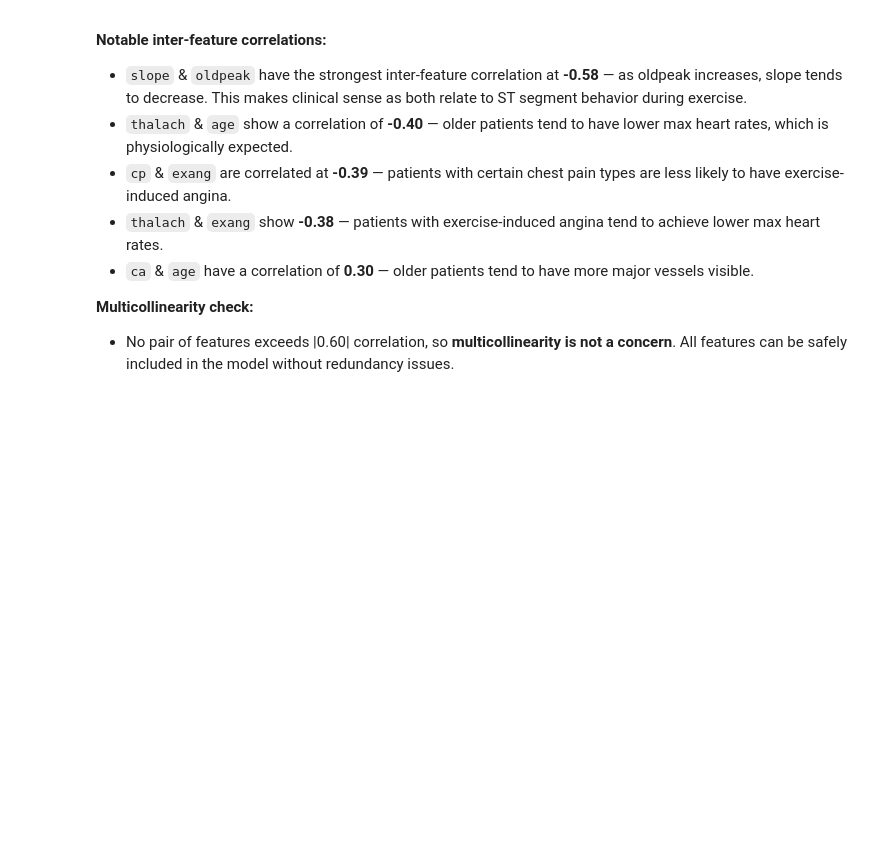
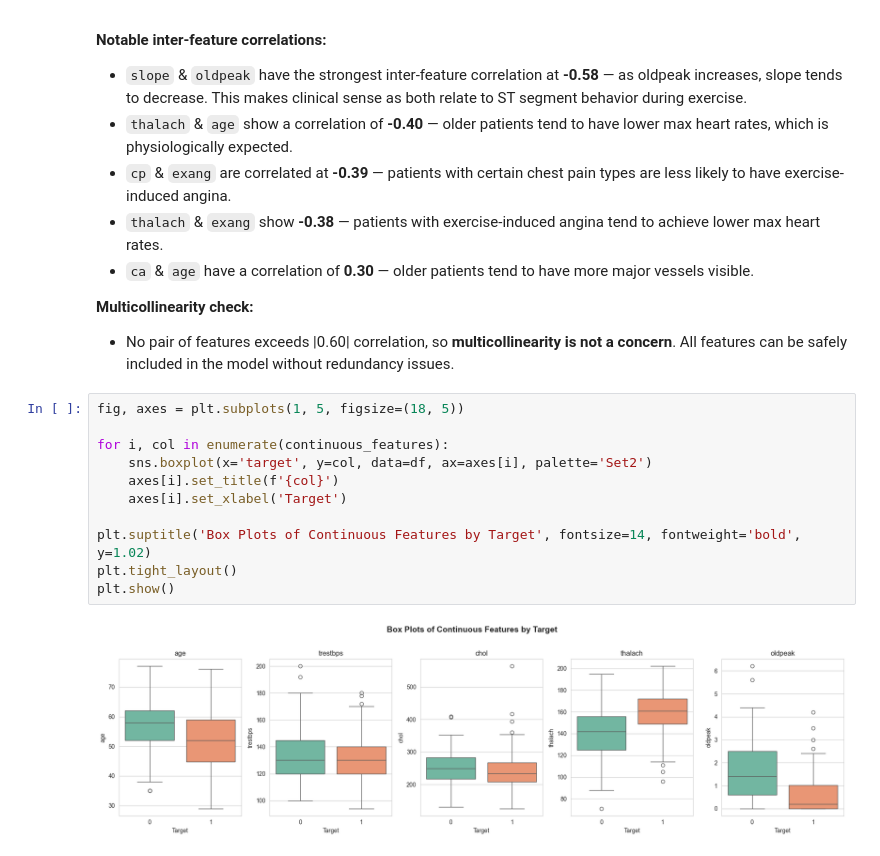
Before and after one commit to 4s-nexus-repo/AI_ML_Exercises, a Jupyter notebook: CardioAssist/notebook/heart_disease_prediction.ipynb, the cells around one changed output. Saved outputs shown, nothing was run; the diff lists cells and outputs as text; blank space fills up the shorter version.

```diff
--- a/CardioAssist/notebook/heart_disease_prediction.ipynb
+++ b/CardioAssist/notebook/heart_disease_prediction.ipynb
@@ -391,3 +391,16 @@ exang      -0.435601
 
 **Multicollinearity check:**
 - No pair of features exceeds |0.60| correlation, so **multicollinearity is not a concern**. All features can be safely included in the model without redundancy issues.
+# %%
+fig, axes = plt.subplots(1, 5, figsize=(18, 5))
+
+for i, col in enumerate(continuous_features):
+    sns.boxplot(x='target', y=col, data=df, ax=axes[i], palette='Set2')
+    axes[i].set_title(f'{col}')
+    axes[i].set_xlabel('Target')
+
+plt.suptitle('Box Plots of Continuous Features by Target', fontsize=14, fontweight='bold', y=1.02)
+plt.tight_layout()
+plt.show()
+# %% [output]
+[figure, added]
```
Also changed, not shown: parts of 83 cells of this notebook.
